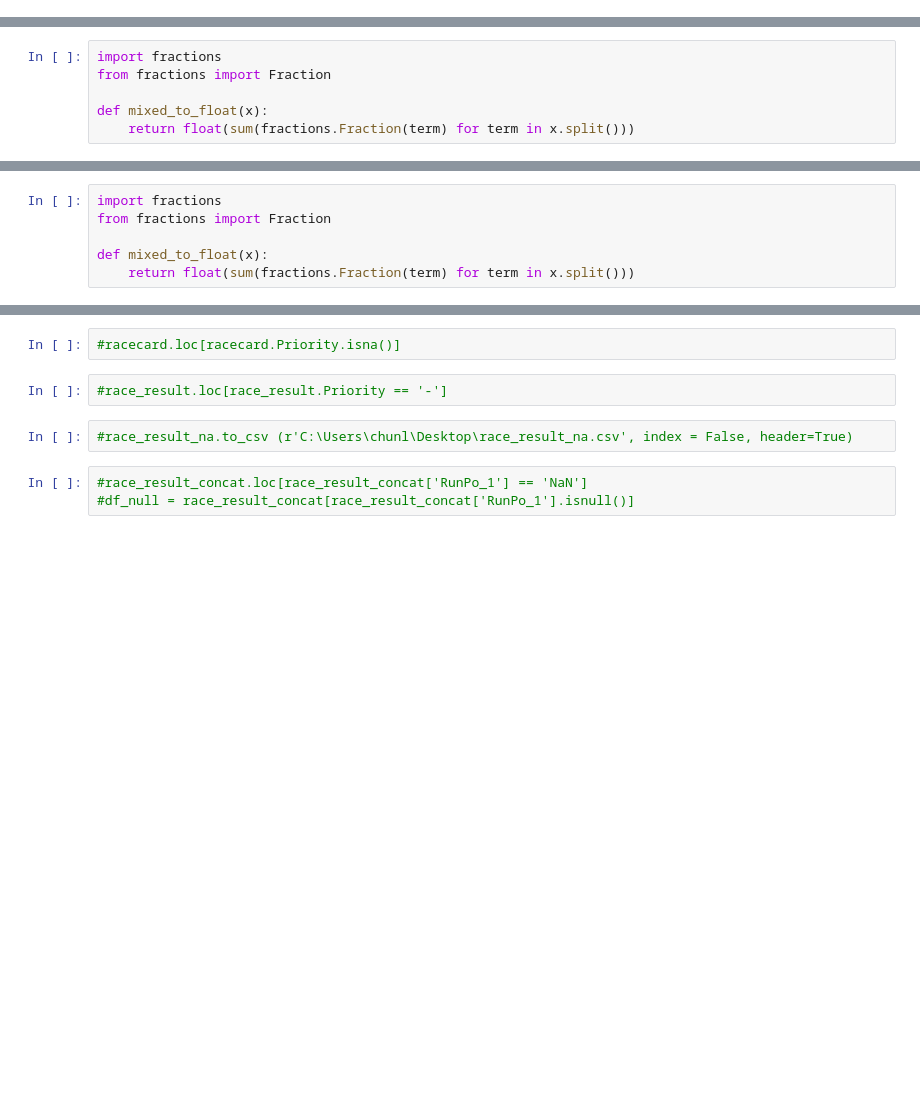
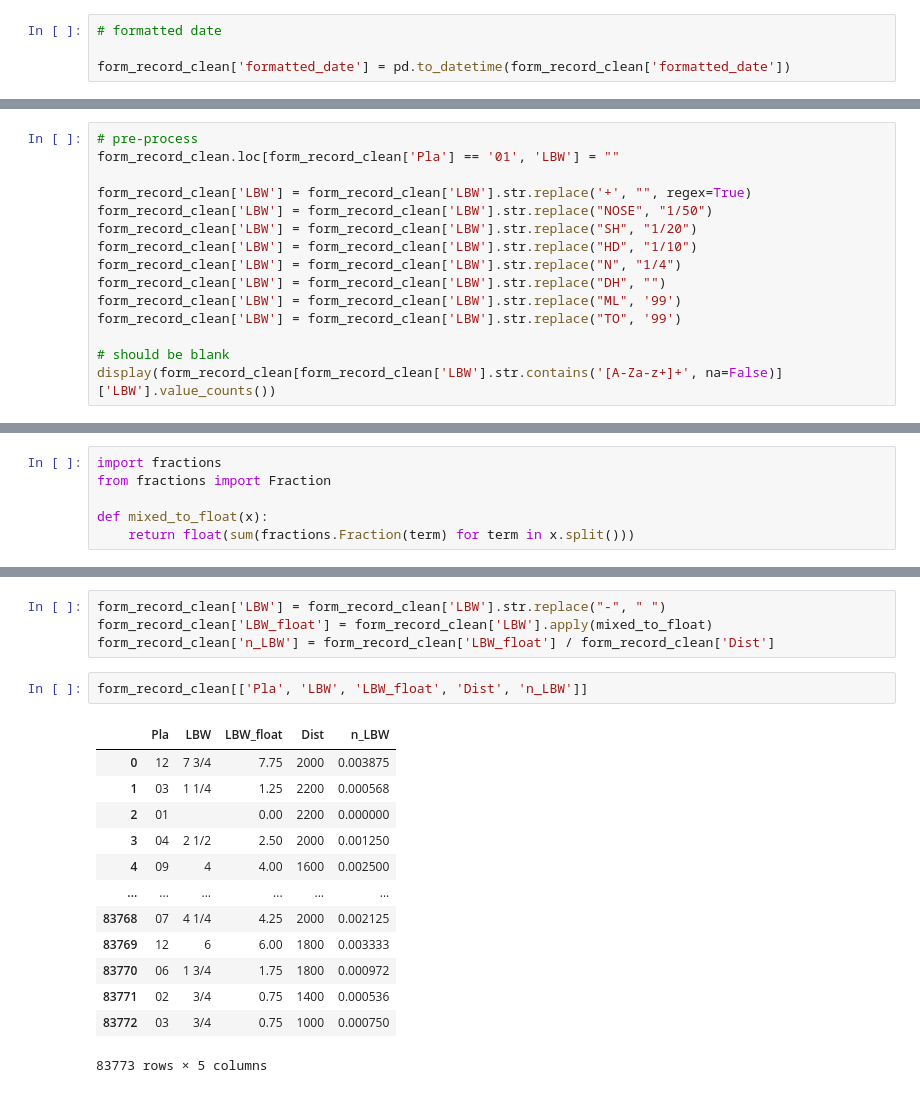
Before and after one commit to lauchunlok/HKJC-feature-engineering, a Jupyter notebook: feature_engineering.ipynb, the cells around one changed output, grey strips where cells are left out. Saved outputs shown, nothing was run; the diff lists cells and outputs as text; blank space fills up the shorter version.

```diff
--- a/feature_engineering.ipynb
+++ b/feature_engineering.ipynb
@@ -1647,0 +176,4 @@ form_record[['horseid', 'Date', 'n_break_po', 'Dist', 'FIRSTCALL', 'FIRSTCALL120
+# %%
+# formatted date
+
+form_record_clean['formatted_date'] = pd.to_datetime(form_record_clean['formatted_date'])
@@ -1647,0 +267,15 @@ form_record[['horseid', 'Date', 'n_break_po', 'Dist', 'FIRSTCALL', 'FIRSTCALL120
+# %%
+# pre-process
+form_record_clean.loc[form_record_clean['Pla'] == '01', 'LBW'] = ""
+
+form_record_clean['LBW'] = form_record_clean['LBW'].str.replace('+', "", regex=True)
+form_record_clean['LBW'] = form_record_clean['LBW'].str.replace("NOSE", "1/50")
+form_record_clean['LBW'] = form_record_clean['LBW'].str.replace("SH", "1/20")
+form_record_clean['LBW'] = form_record_clean['LBW'].str.replace("HD", "1/10")
+form_record_clean['LBW'] = form_record_clean['LBW'].str.replace("N", "1/4")
+form_record_clean['LBW'] = form_record_clean['LBW'].str.replace("DH", "")
+form_record_clean['LBW'] = form_record_clean['LBW'].str.replace("ML", '99')
+form_record_clean['LBW'] = form_record_clean['LBW'].str.replace("TO", '99')
+
+# should be blank
+display(form_record_clean[form_record_clean['LBW'].str.contains('[A-Za-z+]+', na=False)]['LBW'].value_counts())
@@ -2832,6 +289,0 @@ race_result_concat['NO'] = race_result_concat.groupby('horseid').cumcount()
-# %%
-import fractions
-from fractions import Fraction
-
-def mixed_to_float(x):
-    return float(sum(fractions.Fraction(term) for term in x.split()))
@@ -3357,9 +290,20 @@ race_result['pm_pre']#'840,000'
-# %%
-#racecard.loc[racecard.Priority.isna()]
-# %%
-#race_result.loc[race_result.Priority == '-']
-# %%
-#race_result_na.to_csv (r'C:\Users\chunl\Desktop\race_result_na.csv', index = False, header=True)
-# %%
-#race_result_concat.loc[race_result_concat['RunPo_1'] == 'NaN']
-#df_null = race_result_concat[race_result_concat['RunPo_1'].isnull()]
+# %%
+form_record_clean['LBW'] = form_record_clean['LBW'].str.replace("-", " ")
+form_record_clean['LBW_float'] = form_record_clean['LBW'].apply(mixed_to_float)
+form_record_clean['n_LBW'] = form_record_clean['LBW_float'] / form_record_clean['Dist']
+# %%
+form_record_clean[['Pla', 'LBW', 'LBW_float', 'Dist', 'n_LBW']]
+# %% [output]
+|  | Pla | LBW | LBW_float | Dist | n_LBW |
+| 0 | 12 | 7 3/4 | 7.75 | 2000 | 0.003875 |
+| 1 | 03 | 1 1/4 | 1.25 | 2200 | 0.000568 |
+| 2 | 01 |  | 0.00 | 2200 | 0.000000 |
+| 3 | 04 | 2 1/2 | 2.50 | 2000 | 0.001250 |
+| 4 | 09 | 4 | 4.00 | 1600 | 0.002500 |
+| ... | ... | ... | ... | ... | ... |
+| 83768 | 07 | 4 1/4 | 4.25 | 2000 | 0.002125 |
+| 83769 | 12 | 6 | 6.00 | 1800 | 0.003333 |
+| 83770 | 06 | 1 3/4 | 1.75 | 1800 | 0.000972 |
+| 83771 | 02 | 3/4 | 0.75 | 1400 | 0.000536 |
+| 83772 | 03 | 3/4 | 0.75 | 1000 | 0.000750 |
+83773 rows × 5 columns
```
Also changed, not shown: parts of 364 cells of this notebook.
